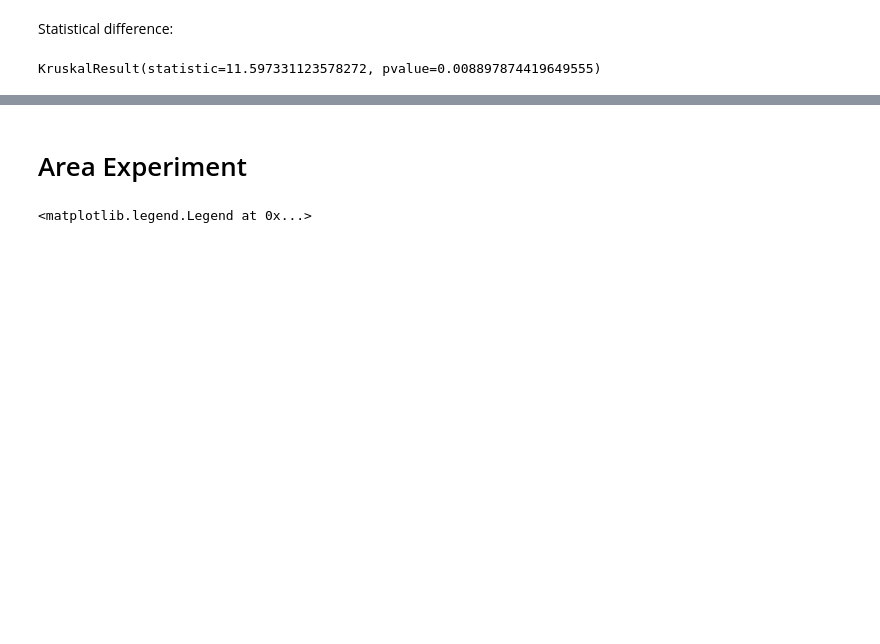
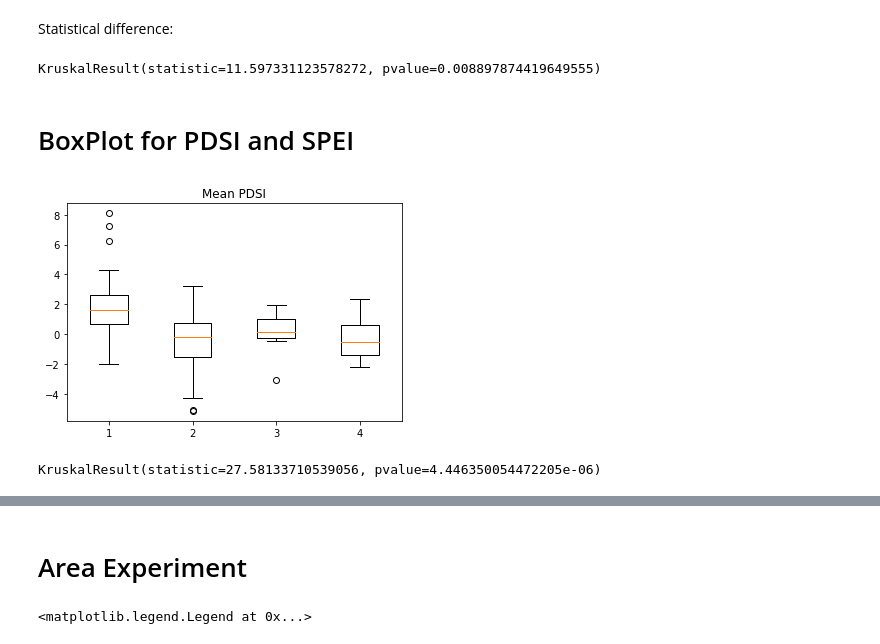
Before and after one commit to mikewellmeansme/TracheidClustering, a Jupyter notebook: notebooks/boxplot.ipynb, the cells around one changed output, grey strips where cells are left out. Drawn from its saved outputs; the diff is of its cells as text; code cells hidden in the pictures; blank space fills up the shorter version.

Commit message:
add PDSI and SPEI

```diff
--- a/notebooks/boxplot.ipynb
+++ b/notebooks/boxplot.ipynb
@@ -67,3 +66,22 @@ from scipy.stats import mstats
 mstats.kruskalwallis(list(c1[1:]['Area']), list(c2['Area']), list(c3['Area']), list(c4['Area']))
 # %% [output]
 KruskalResult(statistic=11.597331123578272, pvalue=0.008897874419649555)
+# %% [markdown]
+# BoxPlot for PDSI and SPEI
+# %%
+PDSI = pd.read_excel('../output/to_send/005/scale_table.xlsx').dropna()
+# %%
+c1 = PDSI[PDSI['CLASS']==1]
+c2 = PDSI[PDSI['CLASS']==2]
+c3 = PDSI[PDSI['CLASS']==3]
+c4 = PDSI[PDSI['CLASS']==4]
+# %%
+plt.boxplot([c1[1:]['Mean_PDSI'], c2['Mean_PDSI'], c3['Mean_PDSI'], c4['Mean_PDSI']])
+plt.title('Mean PDSI')
+plt.show()
+# %% [output]
+[figure, added]
+# %%
+mstats.kruskalwallis(list(c1['Mean_PDSI']), list(c2['Mean_PDSI']), list(c3['Mean_PDSI']), list(c4['Mean_PDSI']))
+# %% [output]
+KruskalResult(statistic=27.58133710539056, pvalue=4.446350054472205e-06)
```
Also changed, not shown: parts of 4 cells of this notebook, 3 other files.
